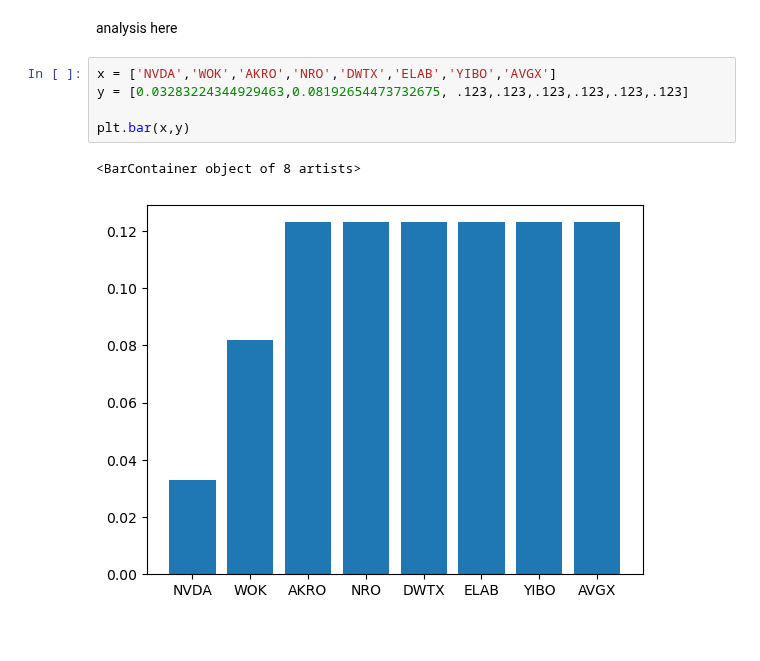
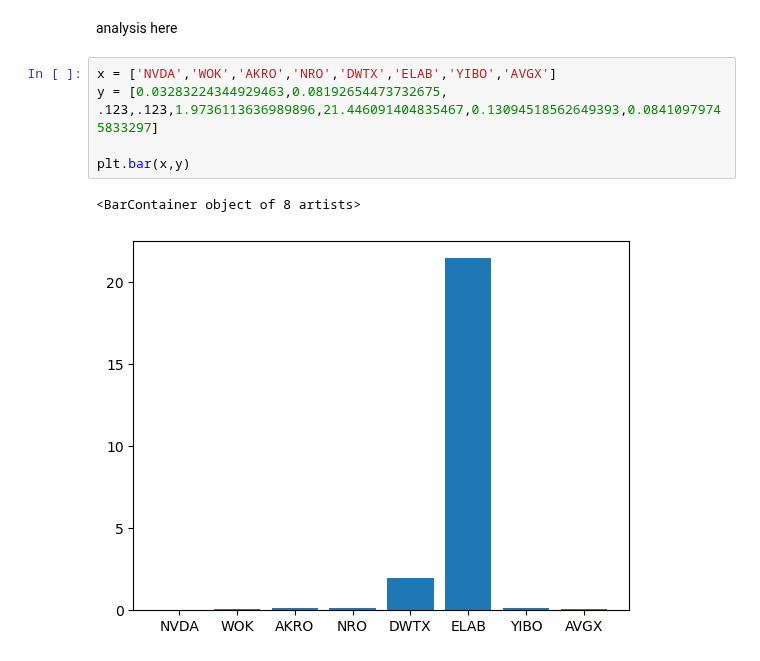
Before and after one commit to cindyd97/A_Stock_Analysis, a Jupyter notebook: All_work/all_8_stocks_analysis.ipynb, the cells around one changed output. Cells and saved outputs as stored; diff of their text form.

```diff
--- a/All_work/all_8_stocks_analysis.ipynb
+++ b/All_work/all_8_stocks_analysis.ipynb
@@ -79,9 +79,9 @@ plt.show()
 analysis here
 # %%
 x = ['NVDA','WOK','AKRO','NRO','DWTX','ELAB','YIBO','AVGX']
-y = [0.03283224344929463,0.08192654473732675, .123,.123,.123,.123,.123,.123]
+y = [0.03283224344929463,0.08192654473732675, .123,.123,1.9736113636989896,21.446091404835467,0.13094518562649393,0.08410979745833297]
 
 plt.bar(x,y)
 # %% [output]
 <BarContainer object of 8 artists>
-[figure, old version]
+[figure, new version]
```
Also changed, not shown: 2 other files.
